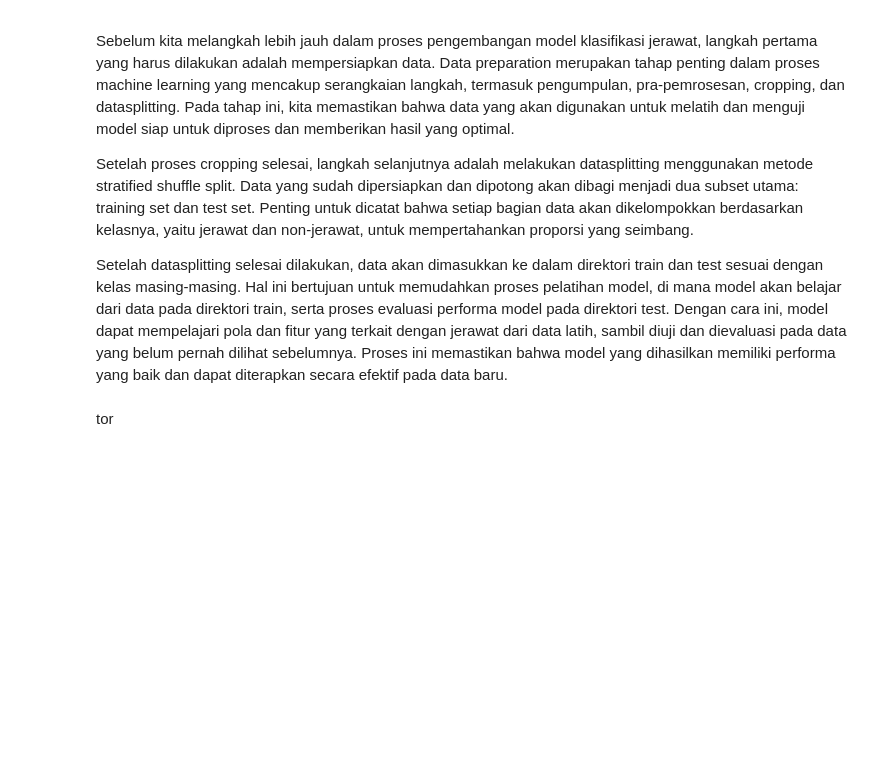
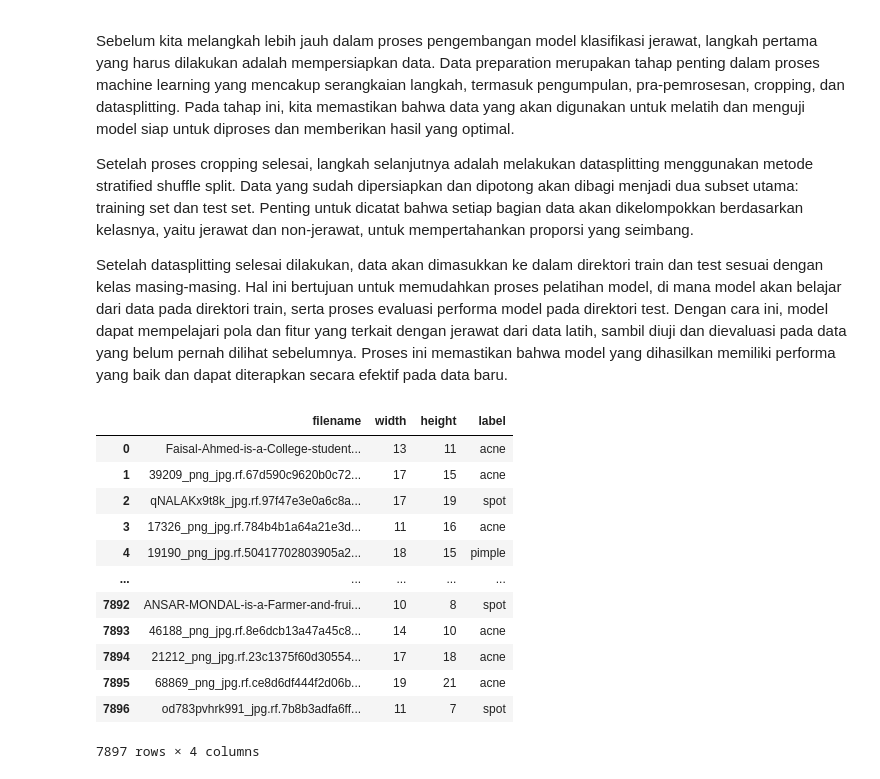
Before and after one commit to izzalDev/acne-classification, a Jupyter notebook: 1 Technical Analysis.ipynb, the cells around one changed output. Saved outputs shown, nothing was run; the diff lists cells and outputs as text; code cells hidden in the pictures; blank space fills up the shorter version.

```diff
--- a/1 Technical Analysis.ipynb
+++ b/1 Technical Analysis.ipynb
@@ -199,5 +200,3 @@ Sebelum kita melangkah lebih jauh dalam proses pengembangan model klasifikasi je
 Setelah proses cropping selesai, langkah selanjutnya adalah melakukan datasplitting menggunakan metode stratified shuffle split. Data yang sudah dipersiapkan dan dipotong akan dibagi menjadi dua subset utama: training set dan test set. Penting untuk dicatat bahwa setiap bagian data akan dikelompokkan berdasarkan kelasnya, yaitu jerawat dan non-jerawat, untuk mempertahankan proporsi yang seimbang.
 
 Setelah datasplitting selesai dilakukan, data akan dimasukkan ke dalam direktori train dan test sesuai dengan kelas masing-masing. Hal ini bertujuan untuk memudahkan proses pelatihan model, di mana model akan belajar dari data pada direktori train, serta proses evaluasi performa model pada direktori test. Dengan cara ini, model dapat mempelajari pola dan fitur yang terkait dengan jerawat dari data latih, sambil diuji dan dievaluasi pada data yang belum pernah dilihat sebelumnya. Proses ini memastikan bahwa model yang dihasilkan memiliki performa yang baik dan dapat diterapkan secara efektif pada data baru.
-# %% [markdown]
-tor
@@ -203,0 +206,16 @@ tor
+# %%
+train
+# %% [output]
+|  | filename | width | height | label |
+| 0 | Faisal-Ahmed-is-a-College-student... | 13 | 11 | acne |
+| 1 | 39209_png_jpg.rf.67d590c9620b0c72... | 17 | 15 | acne |
+| 2 | qNALAKx9t8k_jpg.rf.97f47e3e0a6c8a... | 17 | 19 | spot |
+| 3 | 17326_png_jpg.rf.784b4b1a64a21e3d... | 11 | 16 | acne |
+| 4 | 19190_png_jpg.rf.50417702803905a2... | 18 | 15 | pimple |
+| ... | ... | ... | ... | ... |
+| 7892 | ANSAR-MONDAL-is-a-Farmer-and-frui... | 10 | 8 | spot |
+| 7893 | 46188_png_jpg.rf.8e6dcb13a47a45c8... | 14 | 10 | acne |
+| 7894 | 21212_png_jpg.rf.23c1375f60d30554... | 17 | 18 | acne |
+| 7895 | 68869_png_jpg.rf.ce8d6df444f2d06b... | 19 | 21 | acne |
+| 7896 | od783pvhrk991_jpg.rf.7b8b3adfa6ff... | 11 | 7 | spot |
+7897 rows × 4 columns
```
Also changed, not shown: parts of 7 cells of this notebook, 5 other files.
